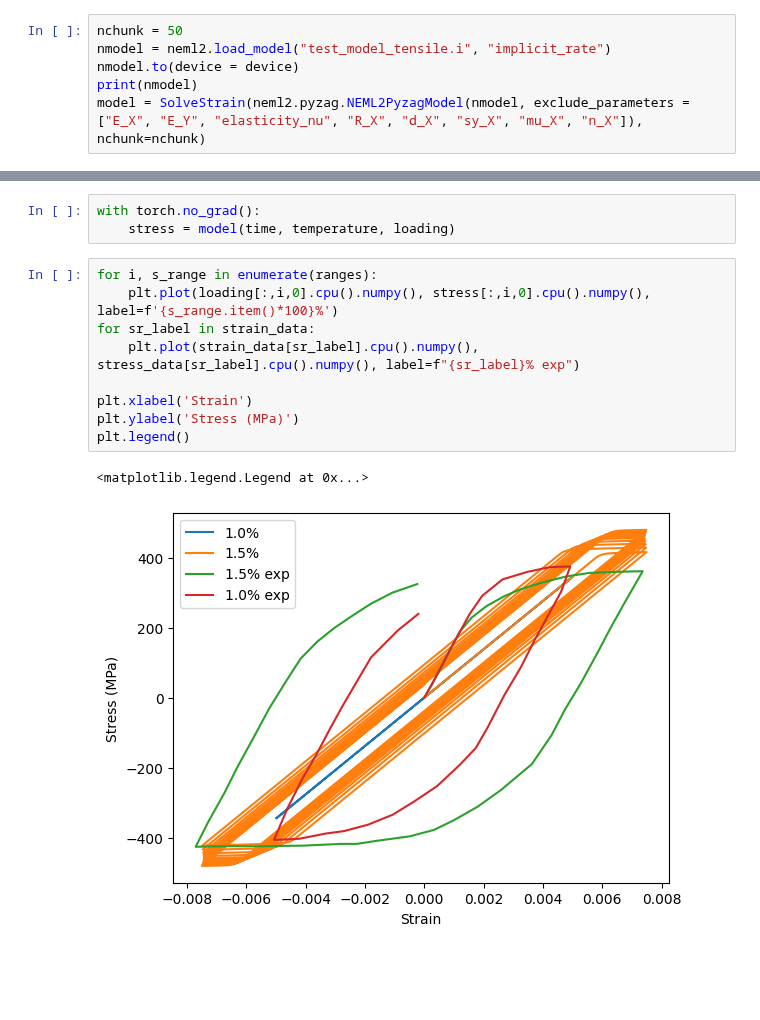
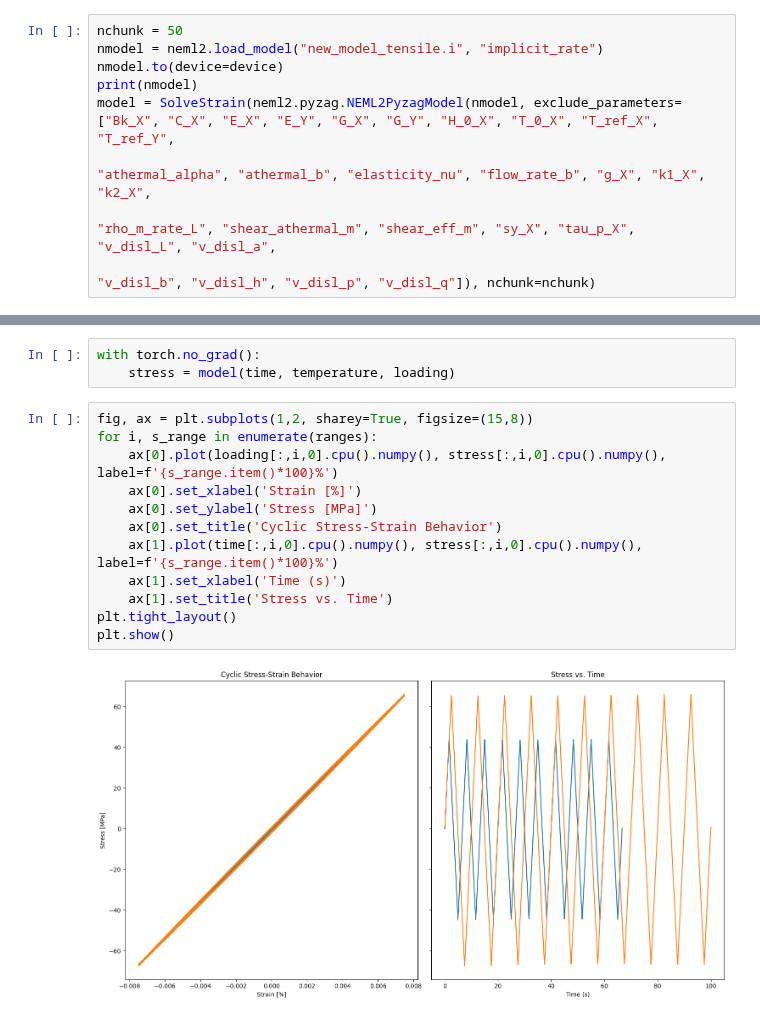
Before and after one commit to ColinMG2/neml2, a Jupyter notebook: cmg_projects/cyclic_deterministic.ipynb, the cells around one changed output, grey strips where cells are left out. Saved outputs shown, nothing was run; the diff lists cells and outputs as text; blank space fills up the shorter version.

```diff
--- a/cmg_projects/cyclic_deterministic.ipynb
+++ b/cmg_projects/cyclic_deterministic.ipynb
@@ -79,9 +124,12 @@ class SolveStrain(torch.nn.Module):
 # %%
 nchunk = 50
-nmodel = neml2.load_model("test_model_tensile.i", "implicit_rate")
-nmodel.to(device = device)
+nmodel = neml2.load_model("new_model_tensile.i", "implicit_rate")
+nmodel.to(device=device)
 print(nmodel)
-model = SolveStrain(neml2.pyzag.NEML2PyzagModel(nmodel, exclude_parameters = ["E_X", "E_Y", "elasticity_nu", "R_X", "d_X", "sy_X", "mu_X", "n_X"]), nchunk=nchunk)
+model = SolveStrain(neml2.pyzag.NEML2PyzagModel(nmodel, exclude_parameters=["Bk_X", "C_X", "E_X", "E_Y", "G_X", "G_Y", "H_0_X", "T_0_X", "T_ref_X", "T_ref_Y",
+                                                                            "athermal_alpha", "athermal_b", "elasticity_nu", "flow_rate_b", "g_X", "k1_X", "k2_X",
+                                                                            "rho_m_rate_L", "shear_athermal_m", "shear_eff_m", "sy_X", "tau_p_X", "v_disl_L", "v_disl_a",
+                                                                            "v_disl_b", "v_disl_h", "v_disl_p", "v_disl_q"]), nchunk=nchunk)
 # %% [output]
 Name:       implicit_rate
 Input:      forces/T [Scalar]
@@ -194,14 +242,16 @@ loading: torch.Size([2000, 2, 6])
 with torch.no_grad():
     stress = model(time, temperature, loading)
 # %%
+fig, ax = plt.subplots(1,2, sharey=True, figsize=(15,8))
 for i, s_range in enumerate(ranges):
-    plt.plot(loading[:,i,0].cpu().numpy(), stress[:,i,0].cpu().numpy(), label=f'{s_range.item()*100}%')
-for sr_label in strain_data:
-    plt.plot(strain_data[sr_label].cpu().numpy(), stress_data[sr_label].cpu().numpy(), label=f"{sr_label}% exp")
-
-plt.xlabel('Strain')
-plt.ylabel('Stress (MPa)')
-plt.legend()
+    ax[0].plot(loading[:,i,0].cpu().numpy(), stress[:,i,0].cpu().numpy(), label=f'{s_range.item()*100}%')
+    ax[0].set_xlabel('Strain [%]')
+    ax[0].set_ylabel('Stress [MPa]')
+    ax[0].set_title('Cyclic Stress-Strain Behavior')
+    ax[1].plot(time[:,i,0].cpu().numpy(), stress[:,i,0].cpu().numpy(), label=f'{s_range.item()*100}%')
+    ax[1].set_xlabel('Time (s)')
+    ax[1].set_title('Stress vs. Time')
+plt.tight_layout()
+plt.show()
 # %% [output]
-<matplotlib.legend.Legend at 0x...>
-[figure, old version]
+[figure, new version]
```
Also changed, not shown: parts of 3 cells of this notebook, 4 other files.
